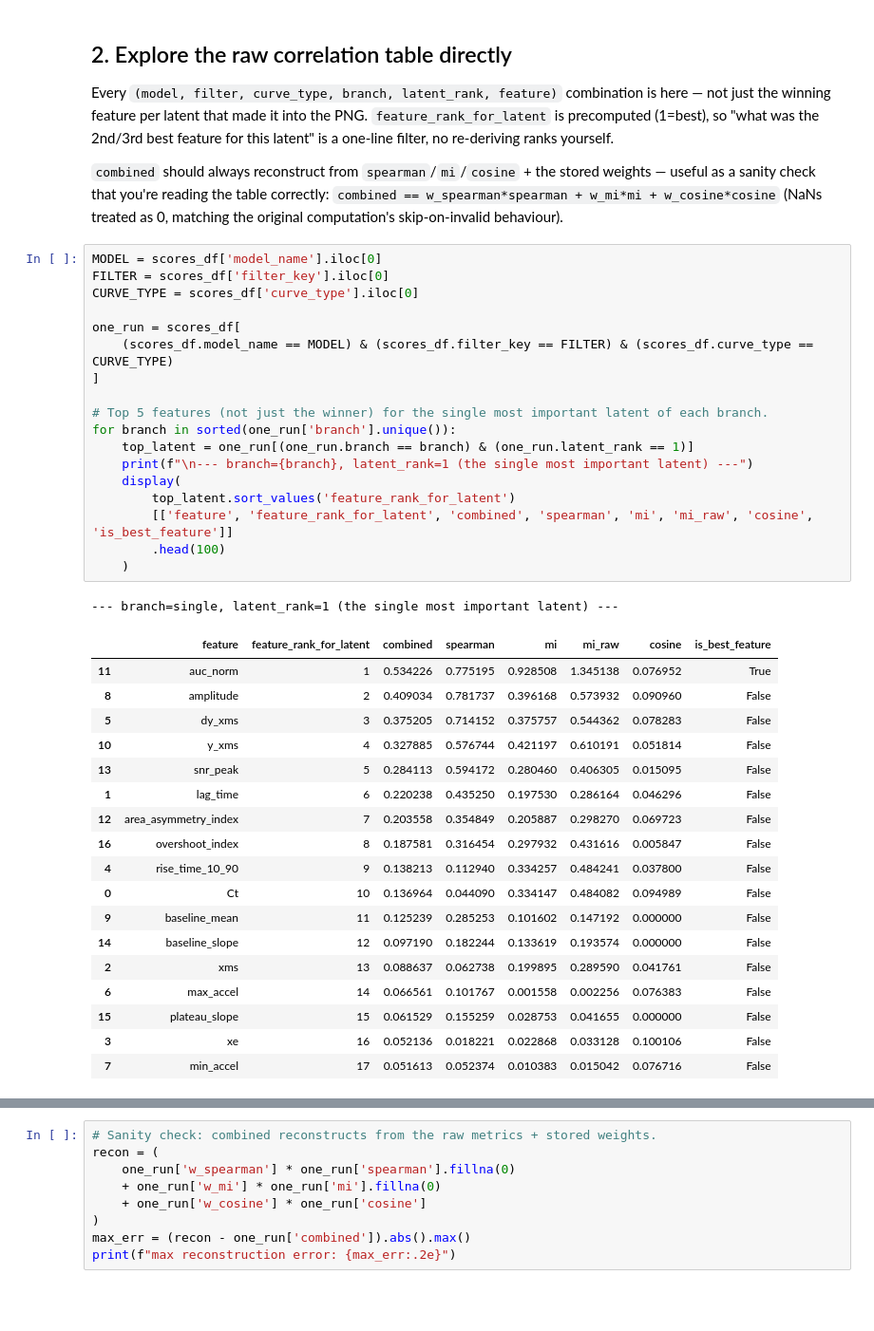
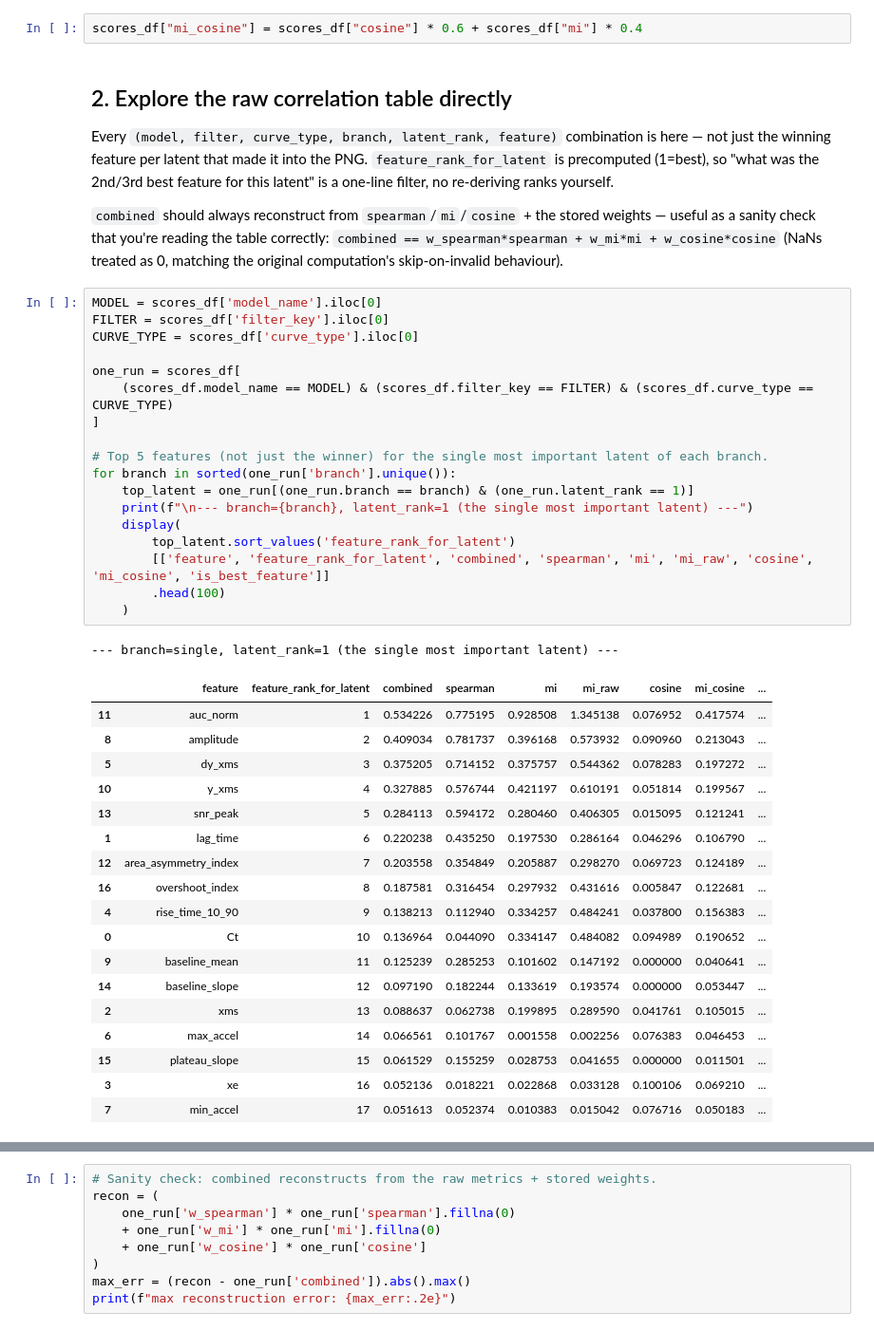
Before and after one commit to kautsarg/POC_DDM, a Jupyter notebook: gk_code/main/latent_feature_mapping_reconstruction.ipynb, the cells around one changed output, grey strips where cells are left out. Shown at 95% size. Saved outputs shown, nothing was run; the diff lists cells and outputs as text; blank space fills up the shorter version.

```diff
--- a/gk_code/main/latent_feature_mapping_reconstruction.ipynb
+++ b/gk_code/main/latent_feature_mapping_reconstruction.ipynb
@@ -128,3 +119,5 @@ Index(['branch', 'latent_rank', 'latent_index', 'feature', 'spearman',
+# %%
+scores_df["mi_cosine"] = scores_df["cosine"] * 0.6 + scores_df["mi"] * 0.4
 # %% [markdown]
 ## 2. Explore the raw correlation table directly
 
@@ -139,41 +132,41 @@ computation's skip-on-invalid behaviour).
 # %%
 MODEL = scores_df['model_name'].iloc[0]
 FILTER = scores_df['filter_key'].iloc[0]
 CURVE_TYPE = scores_df['curve_type'].iloc[0]
 
 one_run = scores_df[
     (scores_df.model_name == MODEL) & (scores_df.filter_key == FILTER) & (scores_df.curve_type == CURVE_TYPE)
 ]
 
 # Top 5 features (not just the winner) for the single most important latent of each branch.
 for branch in sorted(one_run['branch'].unique()):
     top_latent = one_run[(one_run.branch == branch) & (one_run.latent_rank == 1)]
     print(f"\n--- branch={branch}, latent_rank=1 (the single most important latent) ---")
     display(
         top_latent.sort_values('feature_rank_for_latent')
-        [['feature', 'feature_rank_for_latent', 'combined', 'spearman', 'mi', 'mi_raw', 'cosine', 'is_best_feature']]
+        [['feature', 'feature_rank_for_latent', 'combined', 'spearman', 'mi', 'mi_raw', 'cosine', 'mi_cosine', 'is_best_feature']]
         .head(100)
     )
 # %% [output]
 --- branch=single, latent_rank=1 (the single most important latent) ---
-|  | feature | feature_rank_for_latent | combined | spearman | mi | mi_raw | cosine | is_best_feature |
-| 11 | auc_norm | 1 | 0.534226 | 0.775195 | 0.928508 | 1.345138 | 0.076952 | True |
-| 8 | amplitude | 2 | 0.409034 | 0.781737 | 0.396168 | 0.573932 | 0.090960 | False |
-| 5 | dy_xms | 3 | 0.375205 | 0.714152 | 0.375757 | 0.544362 | 0.078283 | False |
-| 10 | y_xms | 4 | 0.327885 | 0.576744 | 0.421197 | 0.610191 | 0.051814 | False |
-| 13 | snr_peak | 5 | 0.284113 | 0.594172 | 0.280460 | 0.406305 | 0.015095 | False |
-| 1 | lag_time | 6 | 0.220238 | 0.435250 | 0.197530 | 0.286164 | 0.046296 | False |
-| 12 | area_asymmetry_index | 7 | 0.203558 | 0.354849 | 0.205887 | 0.298270 | 0.069723 | False |
-| 16 | overshoot_index | 8 | 0.187581 | 0.316454 | 0.297932 | 0.431616 | 0.005847 | False |
-| 4 | rise_time_10_90 | 9 | 0.138213 | 0.112940 | 0.334257 | 0.484241 | 0.037800 | False |
-| 0 | Ct | 10 | 0.136964 | 0.044090 | 0.334147 | 0.484082 | 0.094989 | False |
-| 9 | baseline_mean | 11 | 0.125239 | 0.285253 | 0.101602 | 0.147192 | 0.000000 | False |
-| 14 | baseline_slope | 12 | 0.097190 | 0.182244 | 0.133619 | 0.193574 | 0.000000 | False |
-| 2 | xms | 13 | 0.088637 | 0.062738 | 0.199895 | 0.289590 | 0.041761 | False |
-| 6 | max_accel | 14 | 0.066561 | 0.101767 | 0.001558 | 0.002256 | 0.076383 | False |
-| 15 | plateau_slope | 15 | 0.061529 | 0.155259 | 0.028753 | 0.041655 | 0.000000 | False |
-| 3 | xe | 16 | 0.052136 | 0.018221 | 0.022868 | 0.033128 | 0.100106 | False |
-| 7 | min_accel | 17 | 0.051613 | 0.052374 | 0.010383 | 0.015042 | 0.076716 | False |
+|  | feature | feature_rank_for_latent | combined | spearman | mi | mi_raw | cosine | mi_cosine | ... |
+| 11 | auc_norm | 1 | 0.534226 | 0.775195 | 0.928508 | 1.345138 | 0.076952 | 0.417574 | ... |
+| 8 | amplitude | 2 | 0.409034 | 0.781737 | 0.396168 | 0.573932 | 0.090960 | 0.213043 | ... |
+| 5 | dy_xms | 3 | 0.375205 | 0.714152 | 0.375757 | 0.544362 | 0.078283 | 0.197272 | ... |
+| 10 | y_xms | 4 | 0.327885 | 0.576744 | 0.421197 | 0.610191 | 0.051814 | 0.199567 | ... |
+| 13 | snr_peak | 5 | 0.284113 | 0.594172 | 0.280460 | 0.406305 | 0.015095 | 0.121241 | ... |
+| 1 | lag_time | 6 | 0.220238 | 0.435250 | 0.197530 | 0.286164 | 0.046296 | 0.106790 | ... |
+| 12 | area_asymmetry_index | 7 | 0.203558 | 0.354849 | 0.205887 | 0.298270 | 0.069723 | 0.124189 | ... |
+| 16 | overshoot_index | 8 | 0.187581 | 0.316454 | 0.297932 | 0.431616 | 0.005847 | 0.122681 | ... |
+| 4 | rise_time_10_90 | 9 | 0.138213 | 0.112940 | 0.334257 | 0.484241 | 0.037800 | 0.156383 | ... |
+| 0 | Ct | 10 | 0.136964 | 0.044090 | 0.334147 | 0.484082 | 0.094989 | 0.190652 | ... |
+| 9 | baseline_mean | 11 | 0.125239 | 0.285253 | 0.101602 | 0.147192 | 0.000000 | 0.040641 | ... |
+| 14 | baseline_slope | 12 | 0.097190 | 0.182244 | 0.133619 | 0.193574 | 0.000000 | 0.053447 | ... |
+| 2 | xms | 13 | 0.088637 | 0.062738 | 0.199895 | 0.289590 | 0.041761 | 0.105015 | ... |
+| 6 | max_accel | 14 | 0.066561 | 0.101767 | 0.001558 | 0.002256 | 0.076383 | 0.046453 | ... |
+| 15 | plateau_slope | 15 | 0.061529 | 0.155259 | 0.028753 | 0.041655 | 0.000000 | 0.011501 | ... |
+| 3 | xe | 16 | 0.052136 | 0.018221 | 0.022868 | 0.033128 | 0.100106 | 0.069210 | ... |
+| 7 | min_accel | 17 | 0.051613 | 0.052374 | 0.010383 | 0.015042 | 0.076716 | 0.050183 | ... |
 # %%
 one_run[one_run.latent_rank == 20].sort_values("cosine", ascending=False).head(10)
 # %% [output]
```
Also changed, not shown: parts of 8 cells of this notebook, 8 other files.
